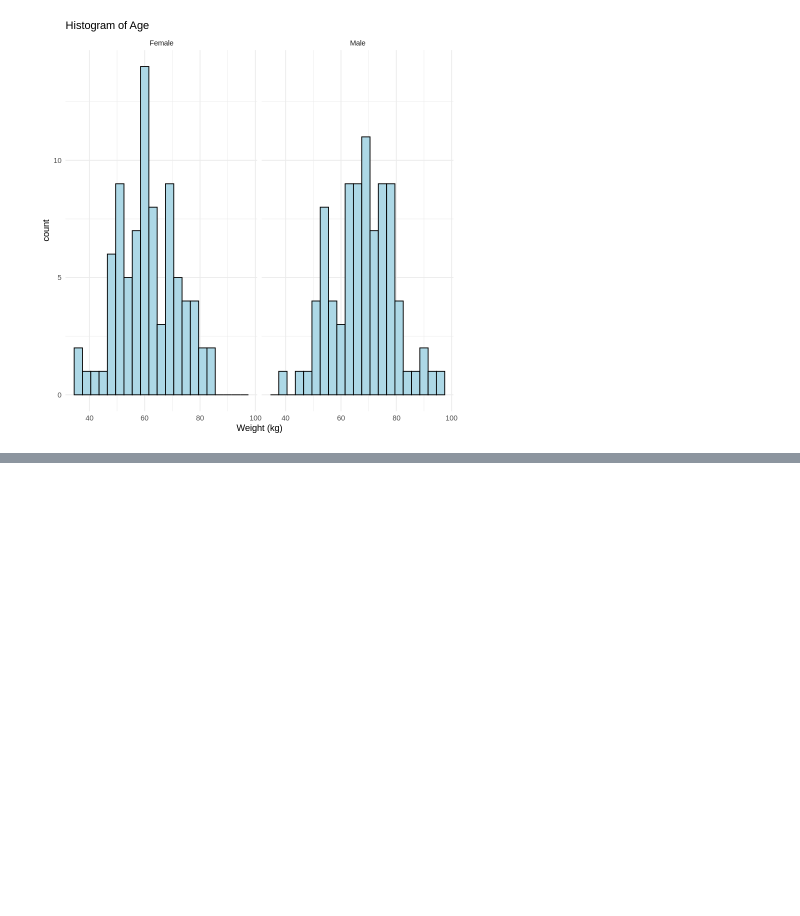
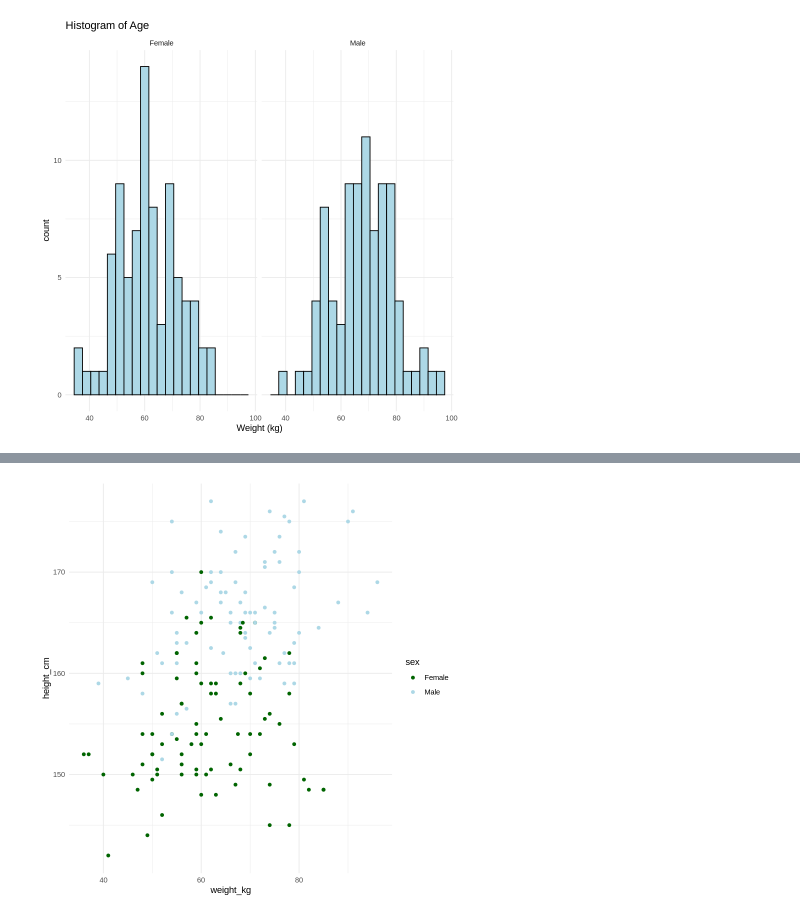
Before and after one commit to ouibaa/PUBH5218, a Jupyter notebook: Week_0_Creating_graphs_with_ggplot.ipynb, the cells around one changed output, grey strips where cells are left out. Cells and saved outputs as stored; diff of their text form; code cells hidden in the pictures; blank space fills up the shorter version.

```diff
--- a/Week_0_Creating_graphs_with_ggplot.ipynb
+++ b/Week_0_Creating_graphs_with_ggplot.ipynb
@@ -100,0 +111,8 @@ ggplot(data = data, aes(x = weight_kg)) +
+# %%
+ggplot(data = data, aes(x = weight_kg, y = height_cm)) +
+  geom_point(aes(colour = sex))+ #Aes means we are mapping some variable to values in our plot
+  theme_minimal()+
+  scale_colour_manual(values = c("darkgreen", "lightblue")) #Override default colours from ggplot
+  # R can also recognise hex codes
+# %% [output]
+[figure, added]
```
Also changed, not shown: parts of 2 cells of this notebook.
